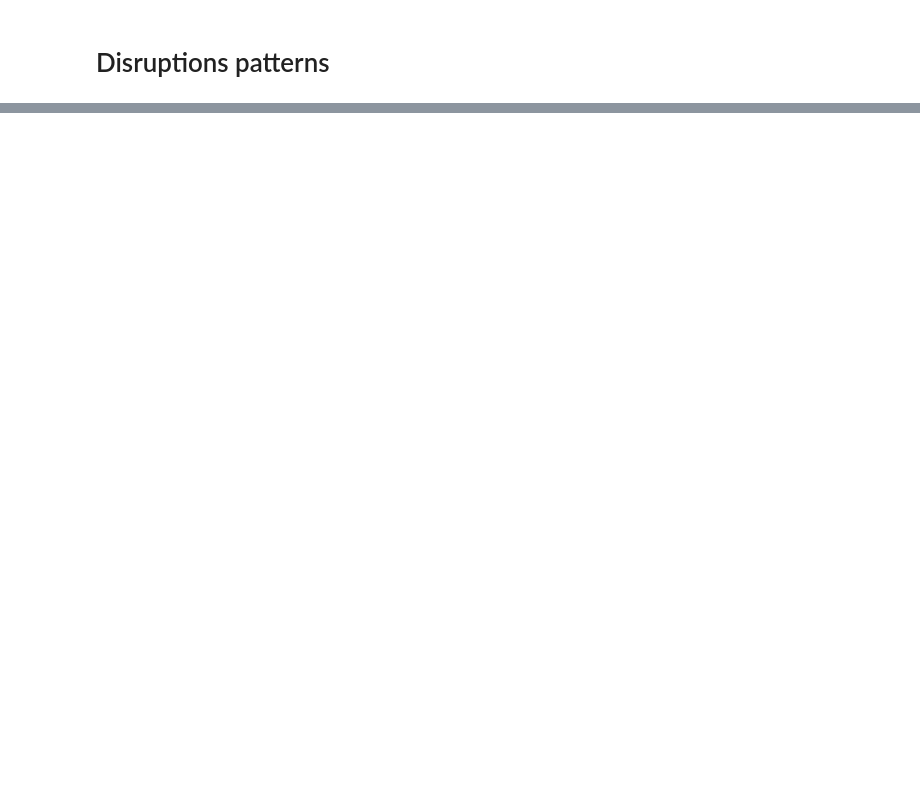
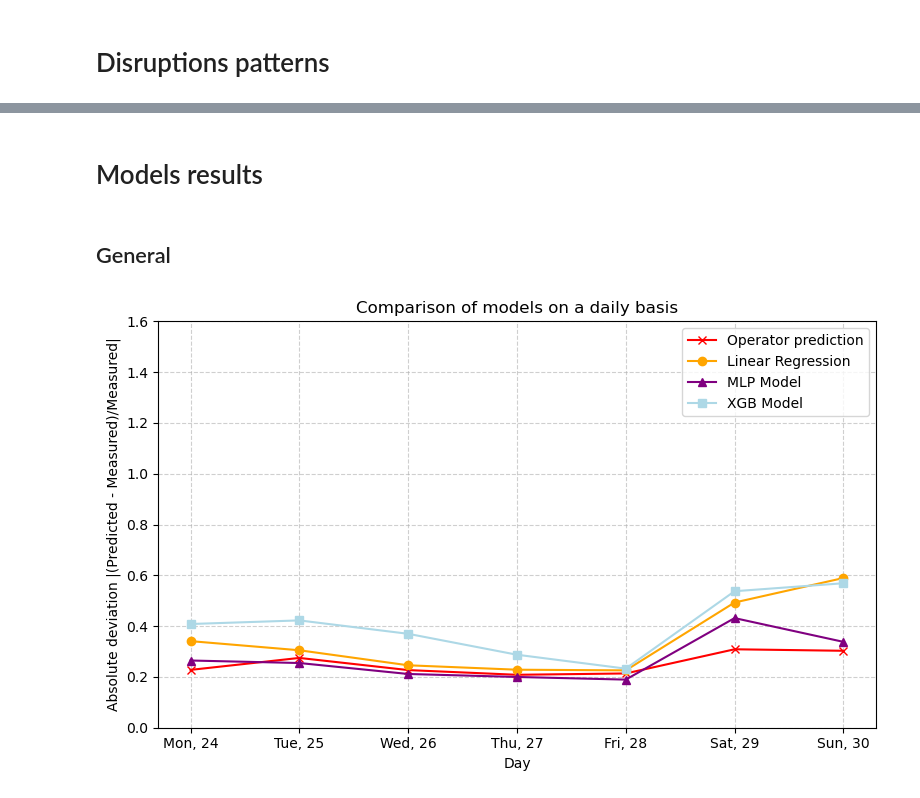
Before and after one commit to Merelkramer/Group2_NS, a Jupyter notebook: DataViz.ipynb, the cells around one changed output, grey strips where cells are left out. Drawn from its saved outputs; the diff is of its cells as text; code cells hidden in the pictures; blank space fills up the shorter version.

```diff
--- a/DataViz.ipynb
+++ b/DataViz.ipynb
@@ -24,6 +24,8 @@ path_gdf_points = "data/data_stations_geometry.geojson"
 path_df_meteo = "data/Weather.csv"
 # Disruptions file
 path_df_disruptions = 'data/Verstoringen.xlsx'
+# Results file
+path_results = "data/test_predictions_comparison_withXGBoost.csv"
 # %% [markdown]
 This are the infrastructures of our scope. One infrastructure is defined by the succession of the stations if goes through
 # %%
@@ -629,0 +638,31 @@ plot_disruptions_patterns (df_disruptions_plot_1, df_disruptions_plot_2)
+# %% [markdown]
+# Models results
+# %%
+df_results = pd.read_csv(path_results,sep=",")
+
+# Add new columsn for the deviation of each model :
+for column in ['OPERATOR_PRED','LINEAR_PRED', 'MLP_PRED', 'XGBOOST_PRED'] :
+    df_results[f"deviation_{column}"] = (df_results[column]- df_results["REALISATIE"])/df_results["REALISATIE"]
+
+weekdays = [ "Mon", "Tue", "Wed", "Thu","Fri", "Sat", "Sun"]
+df_results["Weekday"]  = [
+    f"{weekdays[(i-3) % 7]}, {i}" for i in df_results["DAGNR"].values
+]
+
+df_results['PLANTIJD_VERTREK']= pd.to_timedelta(df_results['PLANTIJD_VERTREK'].str.split('.').str[0], errors='coerce')
+df_results["hour"] = df_results['PLANTIJD_VERTREK'].dt.components['hours']
+# %% [markdown]
+## General
+# %%
+df_results_day = df_results.groupby("DAGNR").agg({
+    'deviation_OPERATOR_PRED' : lambda x: x.abs().mean(),
+    'deviation_LINEAR_PRED' : lambda x: x.abs().mean(),
+    'deviation_MLP_PRED' :lambda x: x.abs().mean(),
+    'deviation_XGBOOST_PRED' : lambda x: x.abs().mean(),
+    "Weekday" : "first",
+})
+
+
+plot_model_comparison (df_results_day, "Weekday", "Comparison of models on a daily basis", "Day")
+# %% [output]
+[figure, added]
```
Also changed, not shown: parts of 9 cells of this notebook, 2 other files.
